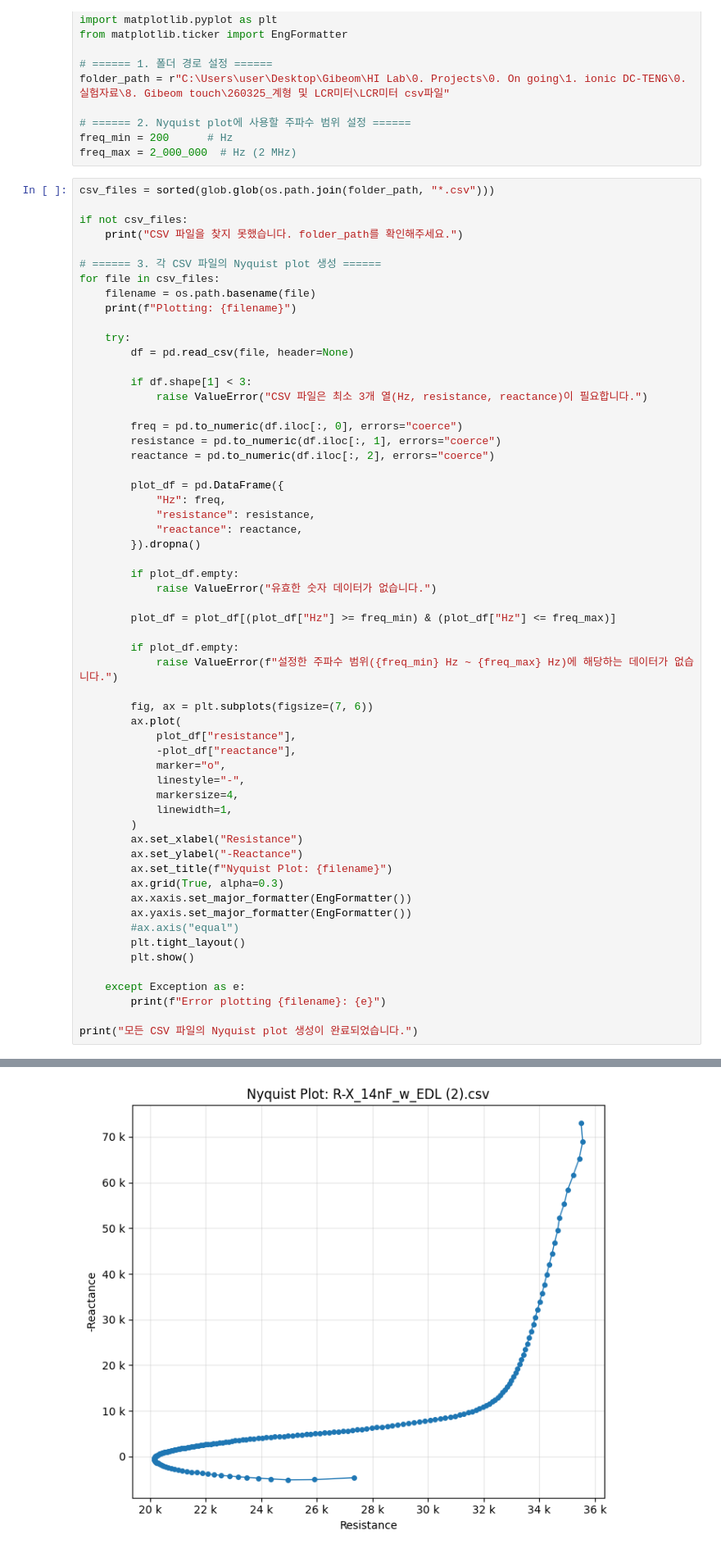
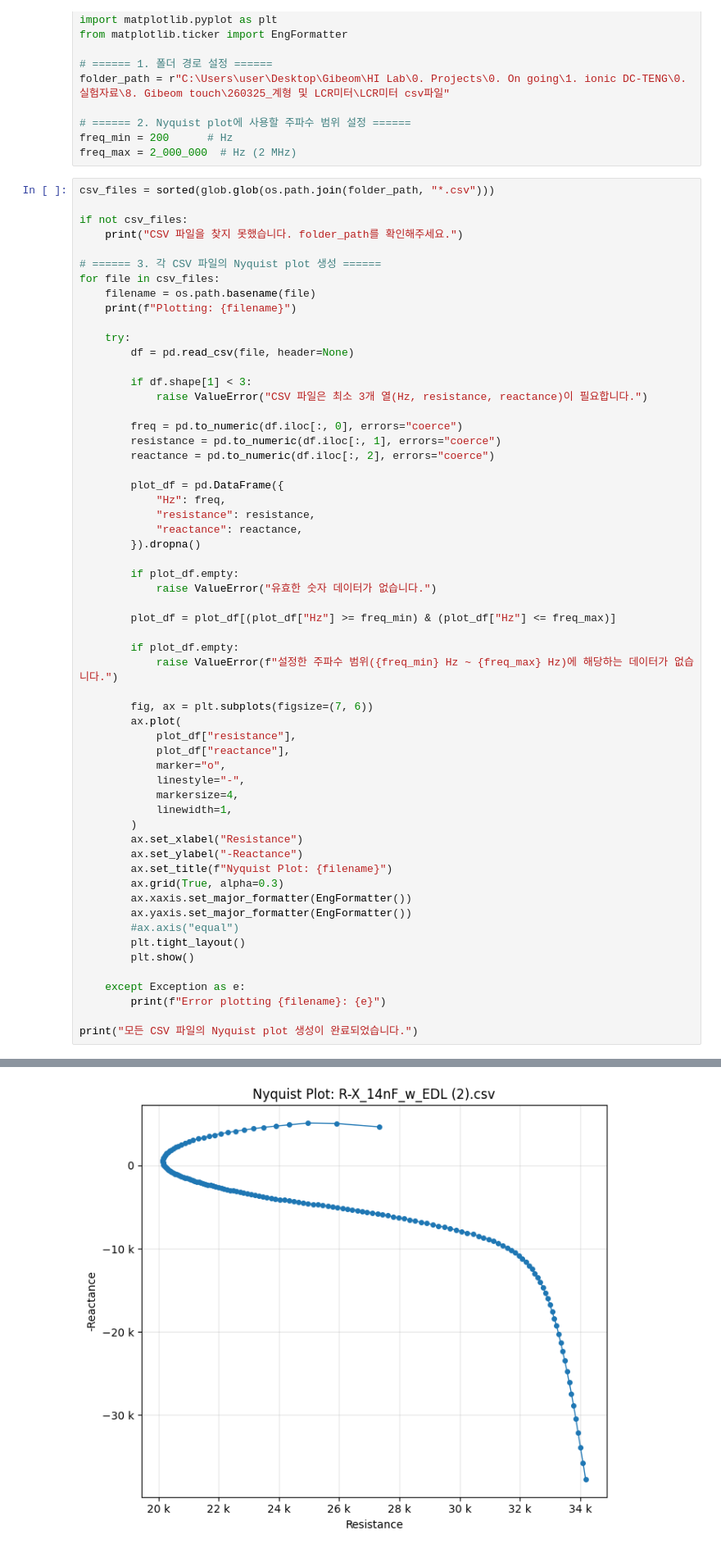
Before and after one commit to Gibeom-Lee/GB_practicing, a Jupyter notebook: data_processing/Nyquist plot.ipynb, the cells around one changed output, grey strips where cells are left out. Shown at 82% size. Drawn from its saved outputs; the diff is of its cells as text.

```diff
--- a/data_processing/Nyquist plot.ipynb
+++ b/data_processing/Nyquist plot.ipynb
@@ -52,7 +52,7 @@ for file in csv_files:
         fig, ax = plt.subplots(figsize=(7, 6))
         ax.plot(
             plot_df["resistance"],
-            -plot_df["reactance"],
+            plot_df["reactance"],
             marker="o",
             linestyle="-",
             markersize=4,
@@ -82,3 +82,3 @@ Plotting: R-X_14nF.csv
 Plotting: R-X_14nF_w_EDL (2).csv
-[figure, old version]
+[figure, new version]
 Plotting: R-X_14nF_w_EDL (3).csv
```
Also changed, not shown: parts of 1 cell of this notebook, 7 other files.
